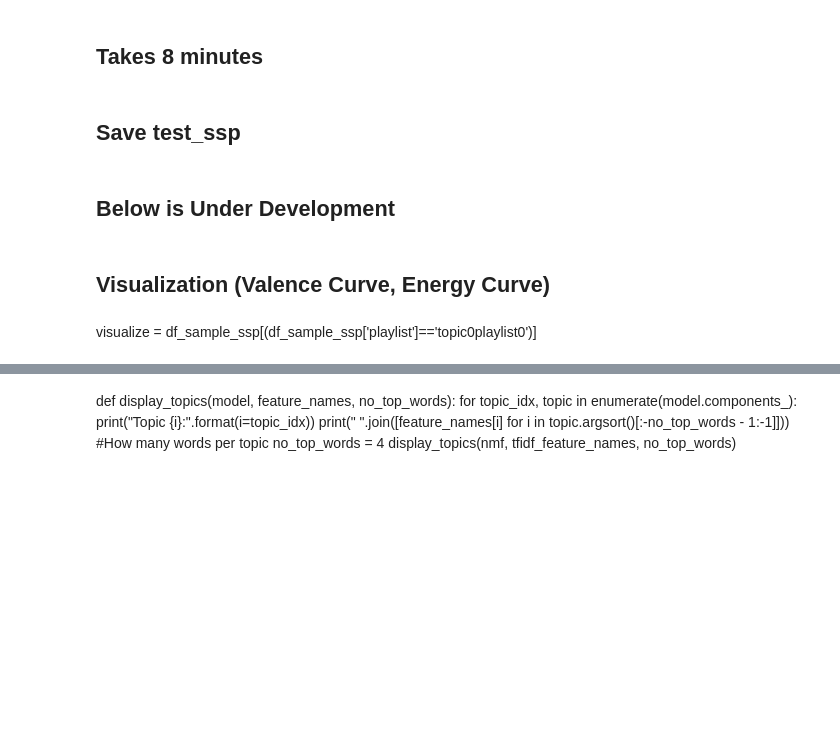
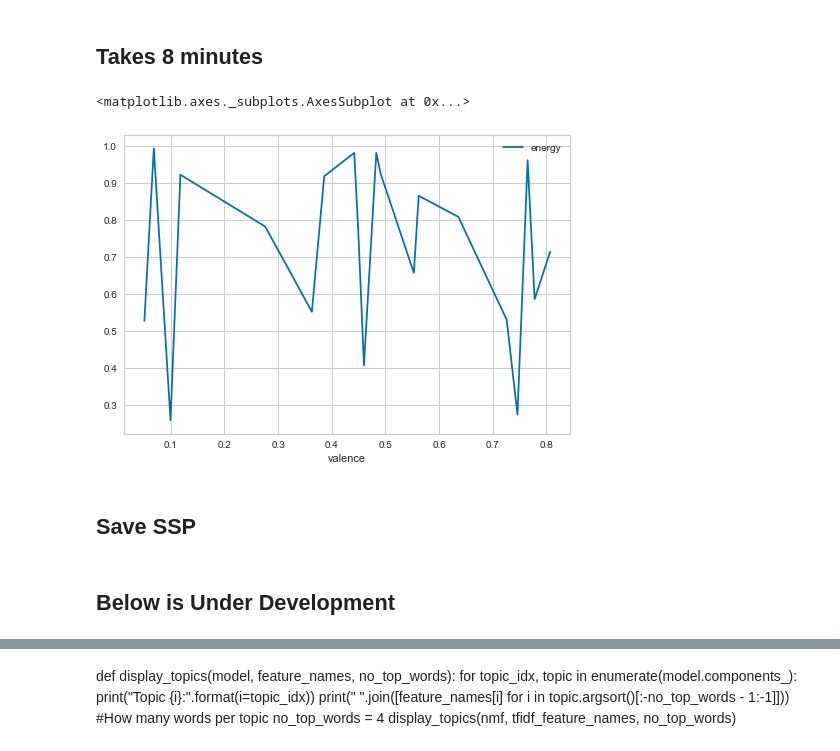
Before and after one commit to georgetown-analytics/Spotify, a Jupyter notebook: 5_Machine_Learning/Create_SSP.ipynb, the cells around one changed output, grey strips where cells are left out. Saved outputs shown, nothing was run; the diff lists cells and outputs as text; code cells hidden in the pictures; blank space fills up the shorter version.

```diff
--- a/5_Machine_Learning/Create_SSP.ipynb
+++ b/5_Machine_Learning/Create_SSP.ipynb
@@ -169,5 +193,5 @@ for topic in range(len(list_df_topics)):
             list_ssp.append({'playlist':f'topic{topic}playlist{x}','track_uri':col_track_uri[0]})
 # %%
 sample_ssp = pd.DataFrame(list_ssp)
-
-df_sample_ssp = sample_ssp.merge(df_demo,left_on='track_uri',right_on='track_uri').groupby('playlist').median()
+df_track_ssp = sample_ssp.merge(df_demo,left_on='track_uri',right_on='track_uri')
+df_agg_ssp = sample_ssp.merge(df_demo,left_on='track_uri',right_on='track_uri').groupby('playlist').median()
@@ -176,3 +198,10 @@ df_sample_ssp.head()
+# %%
+ssp = df_track_ssp[df_track_ssp['playlist']=='topic0playlist1'].sort_values(by='valence',ascending=True)
+# %%
+ssp.plot.line(x='valence',y='energy')
+# %% [output]
+<matplotlib.axes._subplots.AxesSubplot at 0x...>
+[figure, added]
 # %% [markdown]
-## Save test_ssp
+## Save SSP
 # %%
@@ -180,6 +209,2 @@ df_sample_ssp.to_csv('test_ssp.csv',sep='|',index=True)
 # %% [markdown]
 ## Below is Under Development
-# %% [markdown]
-## Visualization (Valence Curve, Energy Curve)
-# %% [markdown]
-visualize = df_sample_ssp[(df_sample_ssp['playlist']=='topic0playlist0')]
```
Also changed, not shown: parts of 29 cells of this notebook.
